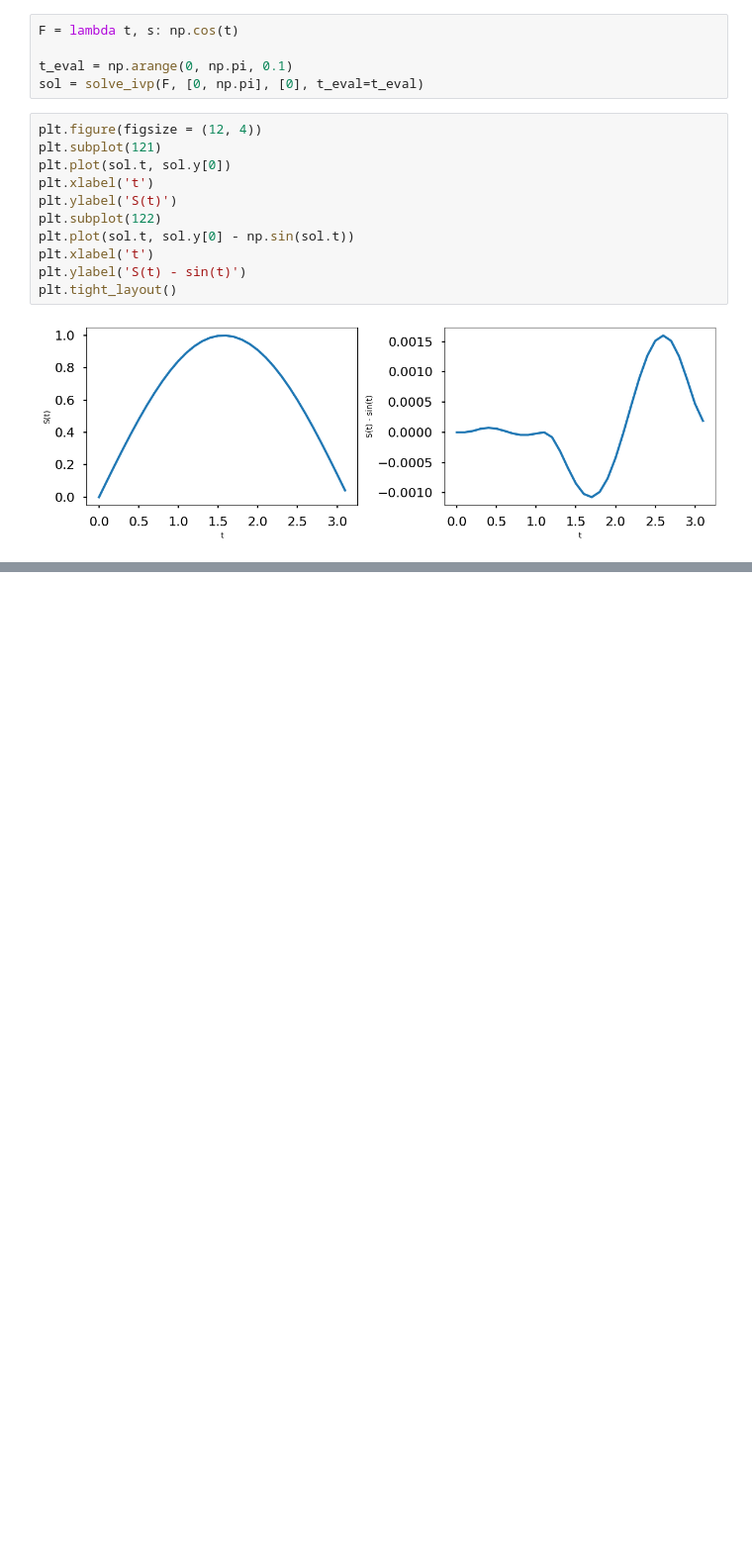
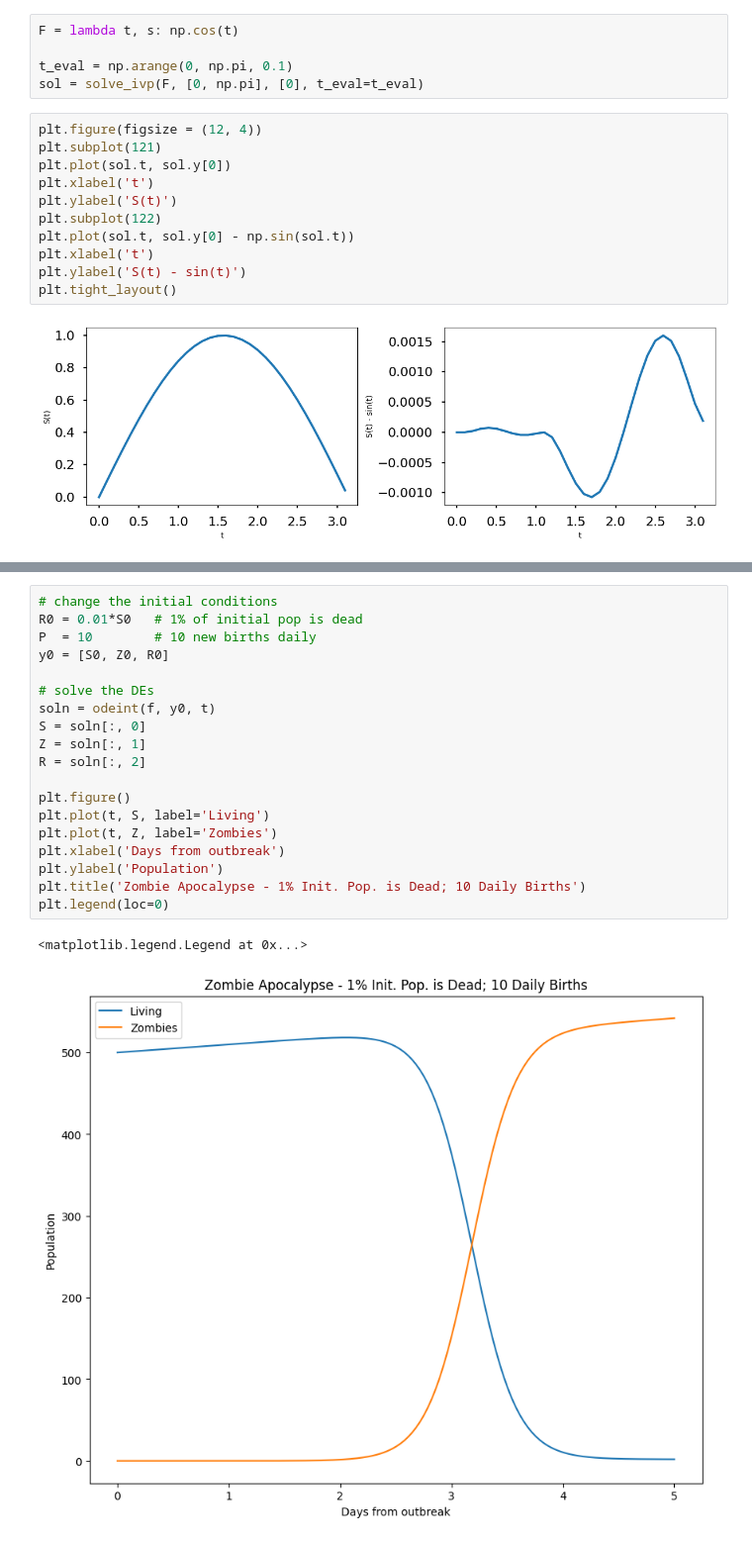
Before and after one commit to notreallyme2/pytochondrion, a Jupyter notebook: ode_solvers_tutorial.ipynb, the cells around one changed output, grey strips where cells are left out. Shown at 99% size. Saved outputs shown, nothing was run; the diff lists cells and outputs as text; blank space fills up the shorter version.

```diff
--- a/ode_solvers_tutorial.ipynb
+++ b/ode_solvers_tutorial.ipynb
@@ -34,0 +113,22 @@ plt.tight_layout()
+# %%
+# change the initial conditions
+R0 = 0.01*S0   # 1% of initial pop is dead
+P  = 10        # 10 new births daily
+y0 = [S0, Z0, R0]
+
+# solve the DEs
+soln = odeint(f, y0, t)
+S = soln[:, 0]
+Z = soln[:, 1]
+R = soln[:, 2]
+
+plt.figure()
+plt.plot(t, S, label='Living')
+plt.plot(t, Z, label='Zombies')
+plt.xlabel('Days from outbreak')
+plt.ylabel('Population')
+plt.title('Zombie Apocalypse - 1% Init. Pop. is Dead; 10 Daily Births')
+plt.legend(loc=0)
+# %% [output]
+<matplotlib.legend.Legend at 0x...>
+[figure, added]
```
Also changed, not shown: parts of 10 cells of this notebook, 3 other files.
